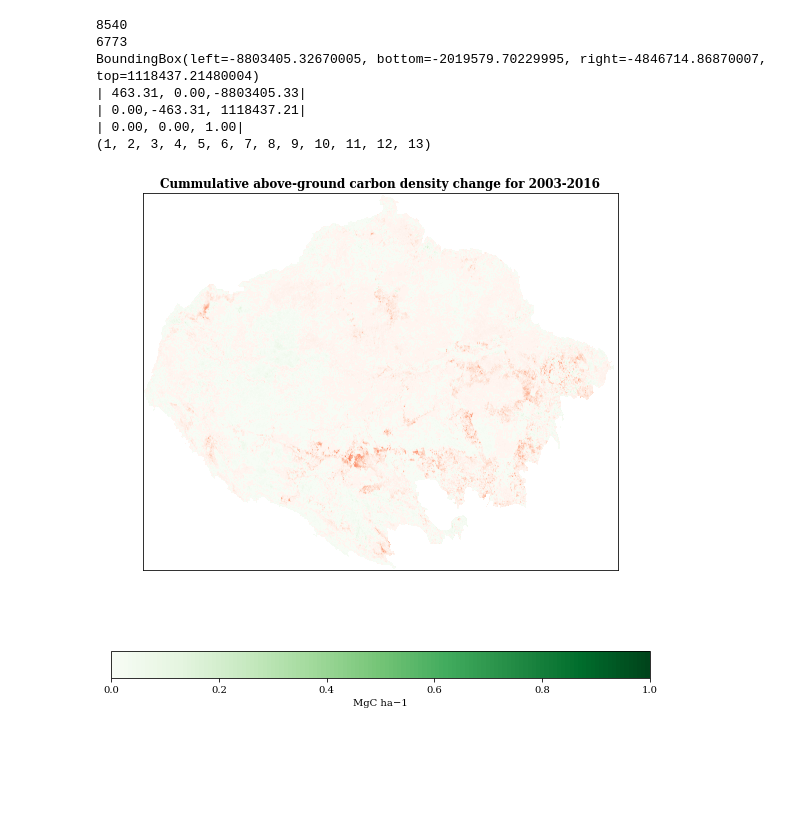
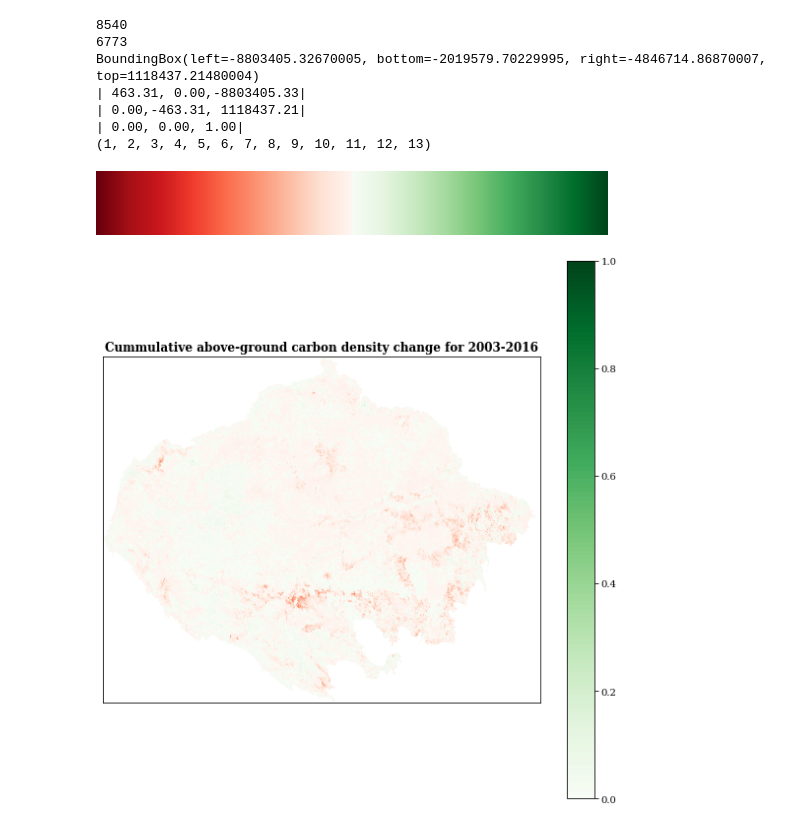
Before and after one commit to gabrielkassjohnson/Amazon-Indigenous-Carbon, a Jupyter notebook: Exploratory-Data-Analysis.ipynb, the cells around one changed output. Drawn from its saved outputs; the diff is of its cells as text; code cells hidden in the pictures; blank space fills up the shorter version.

Commit message:
working on colorbars

```diff
--- a/Exploratory-Data-Analysis.ipynb
+++ b/Exploratory-Data-Analysis.ipynb
@@ -56,26 +56,30 @@ bottom = cm.get_cmap('Greens', 128)
 newcolors = np.vstack((top(np.linspace(0, 1, 128)),
                        bottom(np.linspace(0, 1, 128))))
 newcmp = ListedColormap(newcolors,name='RedGreen')
+# %%
+newcmp
+# %% [output]
+[figure, added]
 # %%
 fig, ax = plt.subplots(figsize=(8,8))
 #ax.set_axis_off()
 ax.imshow(cumulative_change, norm=colors.CenteredNorm(),cmap=newcmp)
 
 ax.tick_params(
     axis='both',
     which='both',
     bottom=False,
     left=False,
     labelbottom=False,
     labelleft=False)
 ax.set_title('Cummulative above-ground carbon density change for 2003-2016')
-fig.colorbar( plt.cm.ScalarMappable(norm = colors.CenteredNorm(), cmap=newcmp), location = 'bottom', label='MgC ha−1')
+fig.colorbar( plt.cm.ScalarMappable(norm = colors.CenteredNorm(), cmap=newcmp),ax=ax)#, location = 'bottom', label='MgC ha−1')
 
 #cbar.ax.set_xticklabels(['Low', 'Medium', 'High'])  # horizontal colorbar
 fig.tight_layout()
 
 plt.savefig('original-plot')
 # %% [output]
-[figure, old version]
+[figure, new version]
 # %% [markdown]
 ## Above is a recreation of the plot in the paper. It contains a few perceptual deficiencies that make it hard to decipher, and also innacesible to people with sight disabilities. Let's re-render the plot with a logarithmic scale, which conforms better to human perception. Visual stimuli are never interpreted linearly by the brain, always logarithmically. Let's also change the colormap to a color-blind accesible palette. Blues and yellows are preferable to red/green, the most common type of color-blindness. Teal and gold give the plot a more appealing tonal balance, while still composed mostly of blue and yellow.
```
Also changed, not shown: parts of 2 cells of this notebook, 2 other files.
